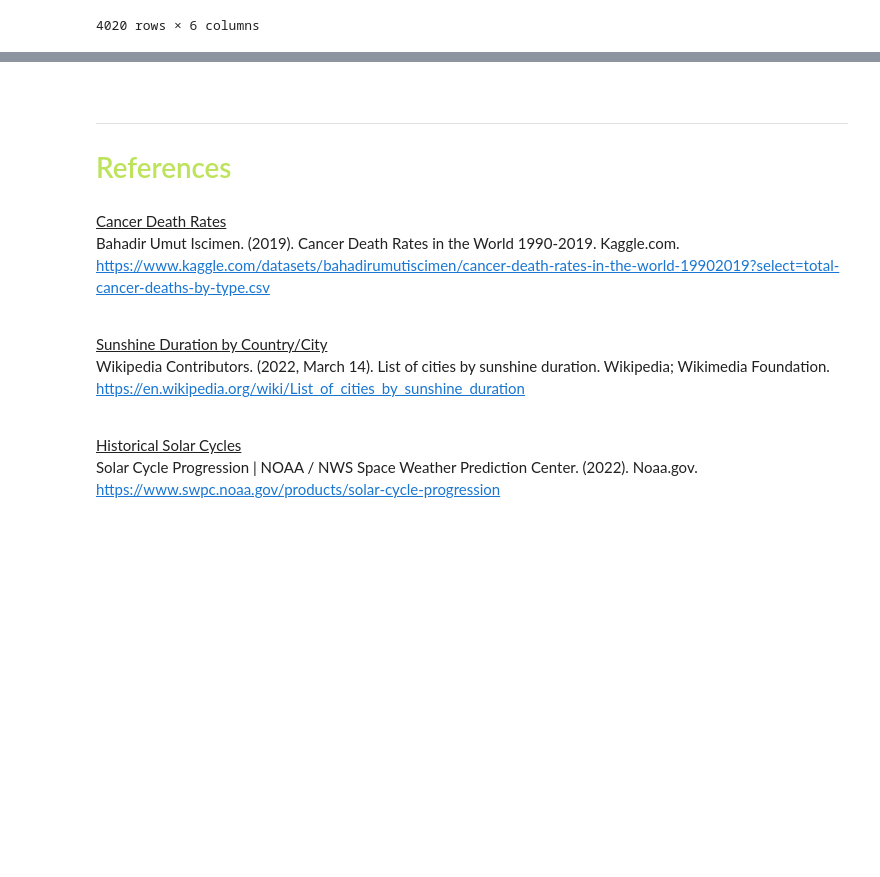
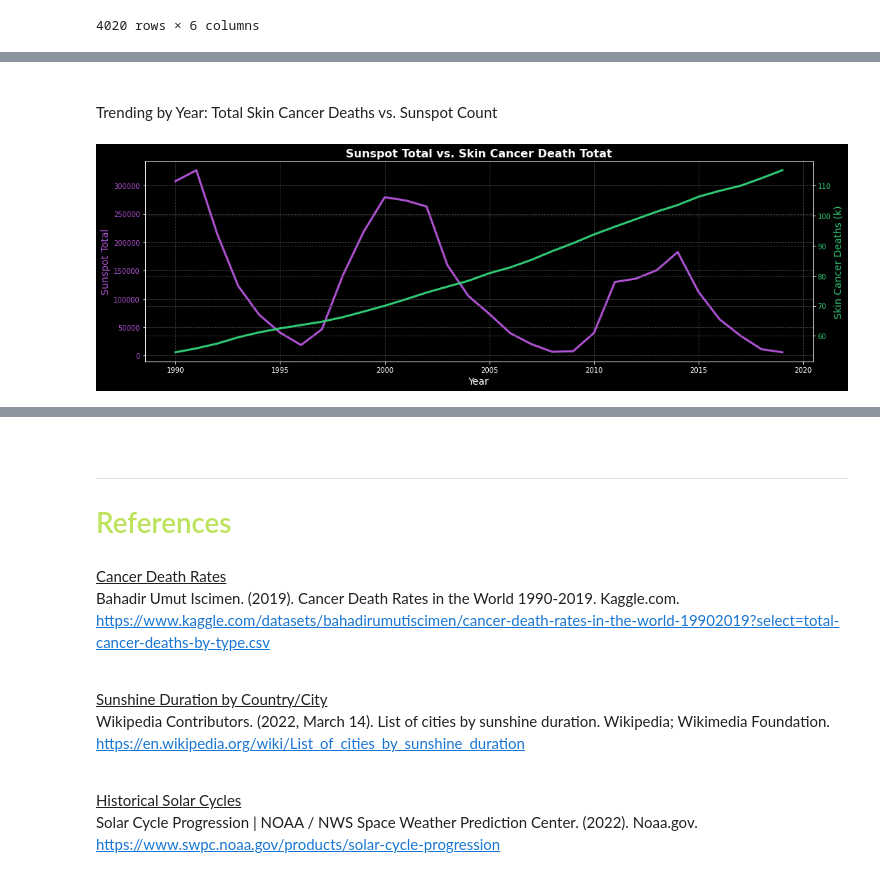
Before and after one commit to Hakuna-Patata/BU_MSDS_PTW, a Jupyter notebook: DSC 540 - Data Preparation/Project.ipynb, the cells around one changed output, grey strips where cells are left out. Drawn from its saved outputs; the diff is of its cells as text; code cells hidden in the pictures; blank space fills up the shorter version.

```diff
--- a/DSC 540 - Data Preparation/Project.ipynb
+++ b/DSC 540 - Data Preparation/Project.ipynb
@@ -839,0 +830,26 @@ final_df
+# %% [markdown]
+<br>
+
+Trending by Year: Total Skin Cancer Deaths vs. Sunspot Count
+# %%
+plot_data = final_df[['YEAR','SKIN_CANCER_DEATHS','SUNSPOT_COUNT']].groupby('YEAR').sum()
+
+plt.figure(figsize=(15, 5))
+plt.xlabel('Year')
+ax = plt.gca()  # create axis object for plot
+ax2 = ax.twinx()  # synchronize 2nd axis
+
+ax.plot(plot_data.index.values,
+        plot_data["SUNSPOT_COUNT"], c='#ad52d1', label='Solar Cycle')
+ax.set_ylabel('Sunspot Total', c='#ad52d1')
+ax.tick_params(axis='y', labelcolor='#ad52d1')
+
+ax2.plot(plot_data.index.values,
+         plot_data['SKIN_CANCER_DEATHS']/1000, c='#30c975', label='Skin Cancer Deaths')
+ax2.set_ylabel('Skin Cancer Deaths (k)', c='#30c975')
+ax2.tick_params(axis='y', labelcolor='#30c975')
+
+plt.title('Sunspot Total vs. Skin Cancer Death Totat')
+plt.show()
+# %% [output]
+[figure, added]
```
Also changed, not shown: parts of 10 cells of this notebook, 1 other file.
